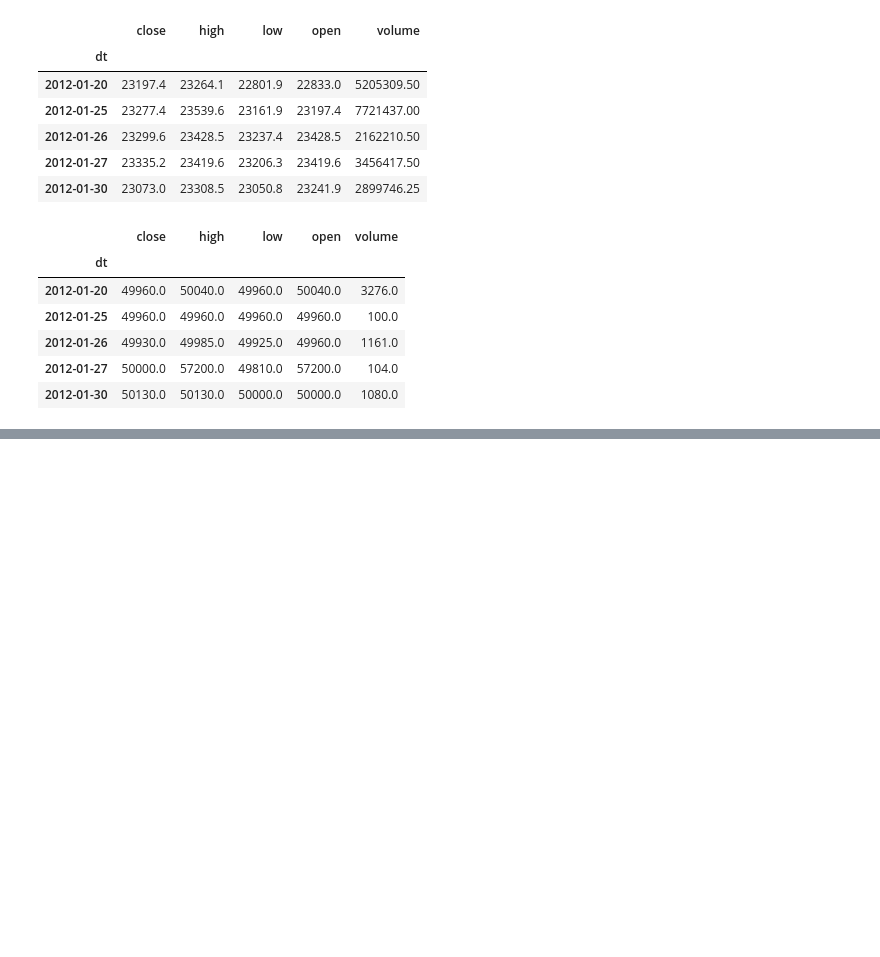
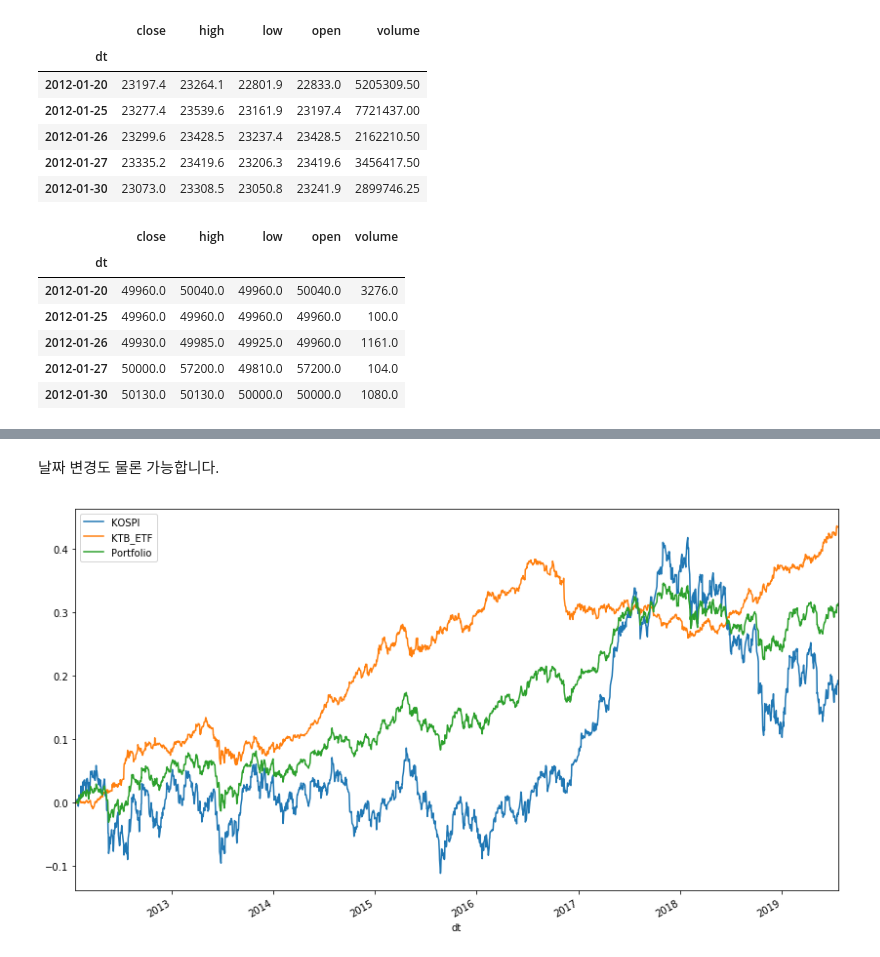
Before and after one commit to diligejy/PythonData, a Jupyter notebook: Finance/AssetAllocation/assetallocation.ipynb, the cells around one changed output, grey strips where cells are left out. Saved outputs shown, nothing was run; the diff lists cells and outputs as text; code cells hidden in the pictures; blank space fills up the shorter version.

```diff
--- a/Finance/AssetAllocation/assetallocation.ipynb
+++ b/Finance/AssetAllocation/assetallocation.ipynb
@@ -43,0 +133,6 @@ ktb_df.head()
+# %% [markdown]
+날짜 변경도 물론 가능합니다.
+# %%
+get_port_return('2012-01-20', '2019-07-23', 0.5, 0.5)
+# %% [output]
+[figure, added]
```
Also changed, not shown: parts of 17 cells of this notebook.
